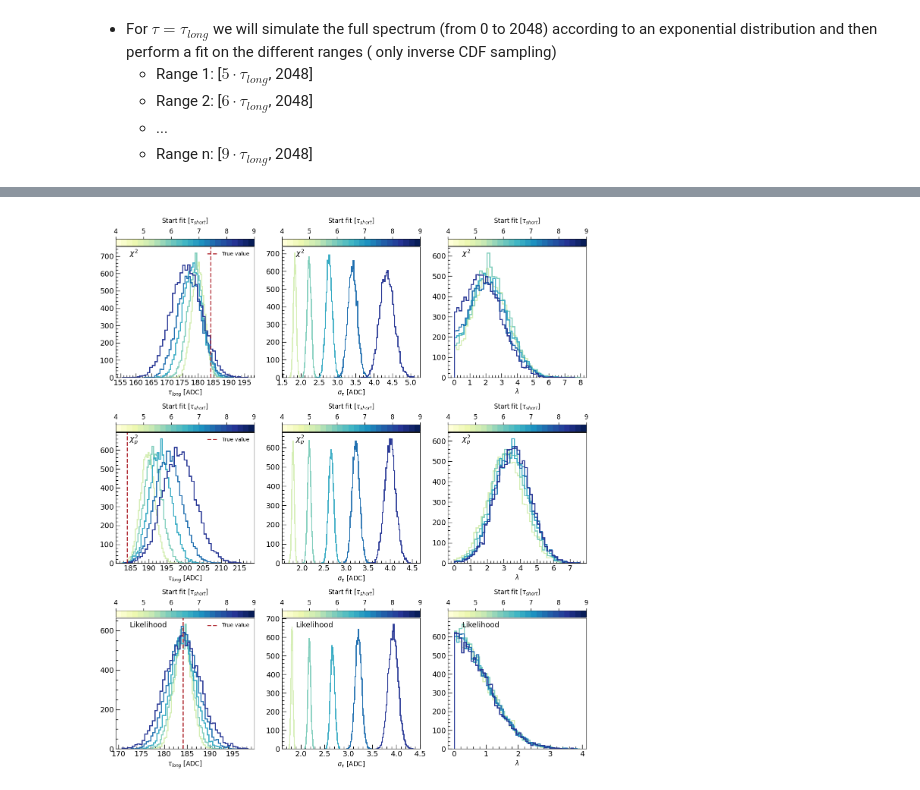
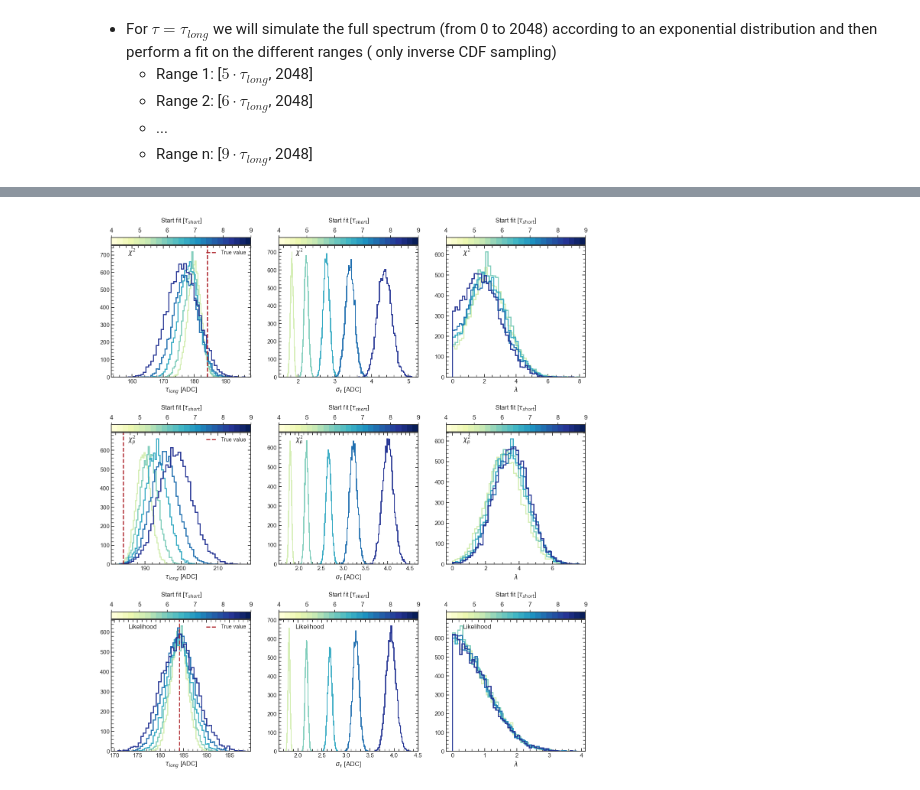
Before and after one commit to flycloud2010/MuonLifetime_lab, a Jupyter notebook: montecarlo/exponential.ipynb, the cells around one changed output, grey strips where cells are left out. Saved outputs shown, nothing was run; the diff lists cells and outputs as text; code cells hidden in the pictures.

```diff
--- a/montecarlo/exponential.ipynb
+++ b/montecarlo/exponential.ipynb
@@ -28,5 +24,12 @@ Welcome to JupyROOT 6.26/06
 # %%
 # define ticks
+
+sns.set(style = 'white')
+mpl.rc('xtick.minor', visible = True)
+mpl.rc('ytick.minor', visible = True)
+mpl.rc('xtick', direction='in', top=True, bottom = True)
+mpl.rc('ytick', direction='in', right=True, left = True)
+
 def set_ticks(ax, xMaj, yMaj):
     ax.xaxis.set_major_locator(MultipleLocator(xMaj))
     ax.yaxis.set_major_locator(MultipleLocator(yMaj))
@@ -123,9 +129,11 @@ We will consider different time intervals according to $\tau_{short} \sim $ 70 A
 # %%
 tree_tau_s = NanoEventsFactory.from_root('root_files/taushort_trandom.root', schemaclass = BaseSchema, treepath='expo_taushort').events()
 # %%
-fig, ax = plt.subplots(3, 3, figsize = (14,14))
+fig, ax = plt.subplots(3, 3, figsize = (20,18))
 
-ax[0,0].hist(tree_tau_s.tau_chi, bins=20, histtype='step', ec = '#004C97', lw=2, alpha=1, align = 'mid', label = '$\chi^2$')
+nbins = np.linspace(np.min(tree_tau_s.tau_chi),np.max(tree_tau_s.tau_chi),25)
+
+ax[0,0].hist(tree_tau_s.tau_chi, bins=nbins, histtype='step', ec = '#004C97', lw=2, alpha=1, align = 'mid', label = '$\chi^2$')
 ax[0,1].hist(tree_tau_s.tau_chi_err, bins=20, histtype='step', ec = '#004C97', lw=2, alpha=1, align = 'mid', label = '$\chi^2$')
 ax[0,2].hist(tree_tau_s.delta_chi, bins=20, histtype='step', ec = '#004C97', lw=2, alpha=1, align = 'mid', label = '$\chi^2$')
 
@@ -140,15 +148,15 @@ ax[2,2].hist(tree_tau_s.delta_L, bins=20, histtype='step', ec = '#AF272F', lw=2,
 
 
 for i in range(0,3):
-    ax[i,0].set_xlabel('$\\tau_{short}$ [ADC]', fontsize=12)
-    ax[i,1].set_xlabel('$\\sigma_{\\tau}$ [ADC]', fontsize=12)
-    ax[i,2].set_xlabel('$\\lambda$', fontsize=12)
+    ax[i,0].set_xlabel('$\\tau_{short}$ [ADC]', fontsize=14)
+    ax[i,1].set_xlabel('$\\sigma_{\\tau}$ [ADC]', fontsize=14)
+    ax[i,2].set_xlabel('$\\lambda$', fontsize=14)
 
     ax[i,0].axvline(tau_s_adc, lw = 2, ls = '--', color = '#FED141', label = 'True value')
 
 for i in range(0,3):
     for j in range(0,3):
-        ax[i,j].legend(loc='best', frameon=False, fontsize=10)
+        ax[i,j].legend(loc='best', frameon=False, fontsize=11)
 
 
 set_ticks(ax[0,0], 1, 25)
@@ -161,6 +169,6 @@ set_ticks(ax[2,0], 1,25)
 set_ticks(ax[2,1], 0.01,20)
 set_ticks(ax[2,2], 1,20)
 
-
+fig.tight_layout()
 plt.show()
 # %% [output]
@@ -787,44 +841,35 @@ for k in range(0,3):
 
 
 for k in range(0,3):
     cmap = mpl.cm.get_cmap('YlGnBu',25)
     # Make dummie mappable
     dummie_cax = ax[2,k].scatter(c, c, c=c, cmap=cmap)
     # Clear axis
     ax[2,k].cla()
     for i in range(0,5):
         if k == 0: ax[2,k].hist(tree_tau_l.tau_LL[:,i], bins=50, histtype='step', lw=2, alpha=1, align = 'mid', color=cmap(5+4*i))
         if k == 1: ax[2,k].hist(tree_tau_l.tau_LL_err[:,i], bins=50, histtype='step', lw=2, alpha=1, align = 'mid', color=cmap(5+4*i))
         if k == 2: ax[2,k].hist(tree_tau_l.delta_L[:,i], bins=50, histtype='step', lw=2, alpha=1, align = 'mid', color=cmap(5+4*i))
 
     cb = fig.colorbar(dummie_cax, ticks=c, ax = ax[2,k], orientation = 'horizontal', location = 'top', pad = 0.005)
     cb.set_label(label = 'Start fit [$\\tau_{short}$]', fontsize = 12, labelpad=10)
     cb.ax.tick_params(which='major', width=1.0, length=4, direction='out', labelsize=12)
 
 
 for i in range(0,3):
     ax[i,0].set_xlabel('$\\tau_{long}$ [ADC]', fontsize=12)
     ax[i,1].set_xlabel('$\\sigma_{\\tau}$ [ADC]', fontsize=12)
     ax[i,2].set_xlabel('$\\lambda$', fontsize=12)
 
     ax[i,0].axvline(tau_l_adc, lw = 2, ls = '--', color = '#AF272F', label = 'True value')
     ax[i,0].legend(loc='upper right', frameon=False, fontsize=10)
 
-    ax[i,0].text(0.1, 0.93, labels[i], fontsize = 14, transform = ax[i,0].transAxes)
-    ax[i,1].text(0.1, 0.93, labels[i], fontsize = 14, transform = ax[i,1].transAxes)
-    ax[i,2].text(0.1, 0.93, labels[i], fontsize = 14, transform = ax[i,2].transAxes)
+    ax[i,0].text(0.12, 0.93, labels[i], fontsize = 12, transform = ax[i,0].transAxes)
+    ax[i,1].text(0.12, 0.93, labels[i], fontsize = 12, transform = ax[i,1].transAxes)
+    ax[i,2].text(0.12, 0.93, labels[i], fontsize = 12, transform = ax[i,2].transAxes)
 
-set_ticks(ax[0,0], 5, 100)
-set_ticks(ax[0,1], 0.5, 100)
-set_ticks(ax[0,2], 1, 100)
-set_ticks(ax[1,0], 5,100)
-set_ticks(ax[1,1], 0.5,100)
-set_ticks(ax[1,2], 1,100)
-set_ticks(ax[2,0], 5,200)
-set_ticks(ax[2,1], 0.5,100)
-set_ticks(ax[2,2], 1,100)
 
-#fig.savefig('tau_long_exp.pdf', dpi = 200)
+fig.savefig('tau_long_exp.png', dpi = 400)
 plt.show()
 # %% [output]
-[figure, old version]
+[figure, new version]
```
Also changed, not shown: parts of 30 cells of this notebook, 7 other files.
